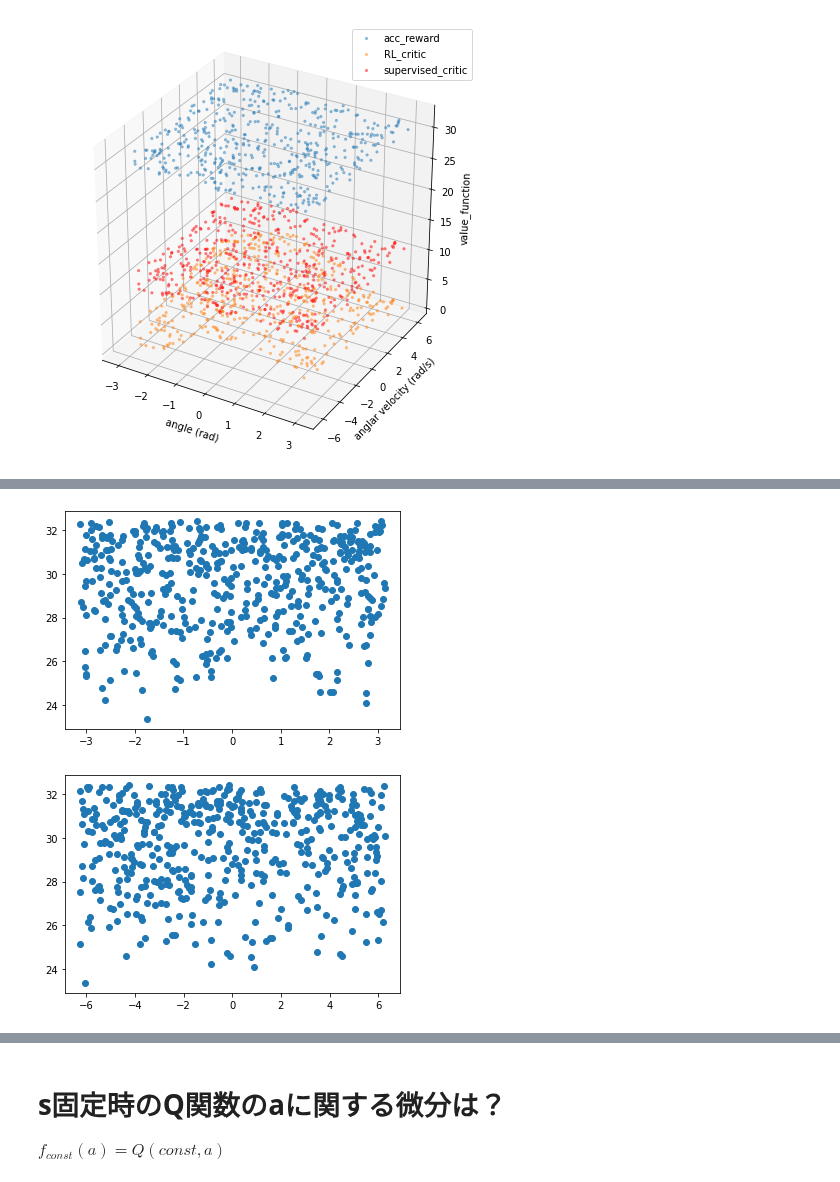
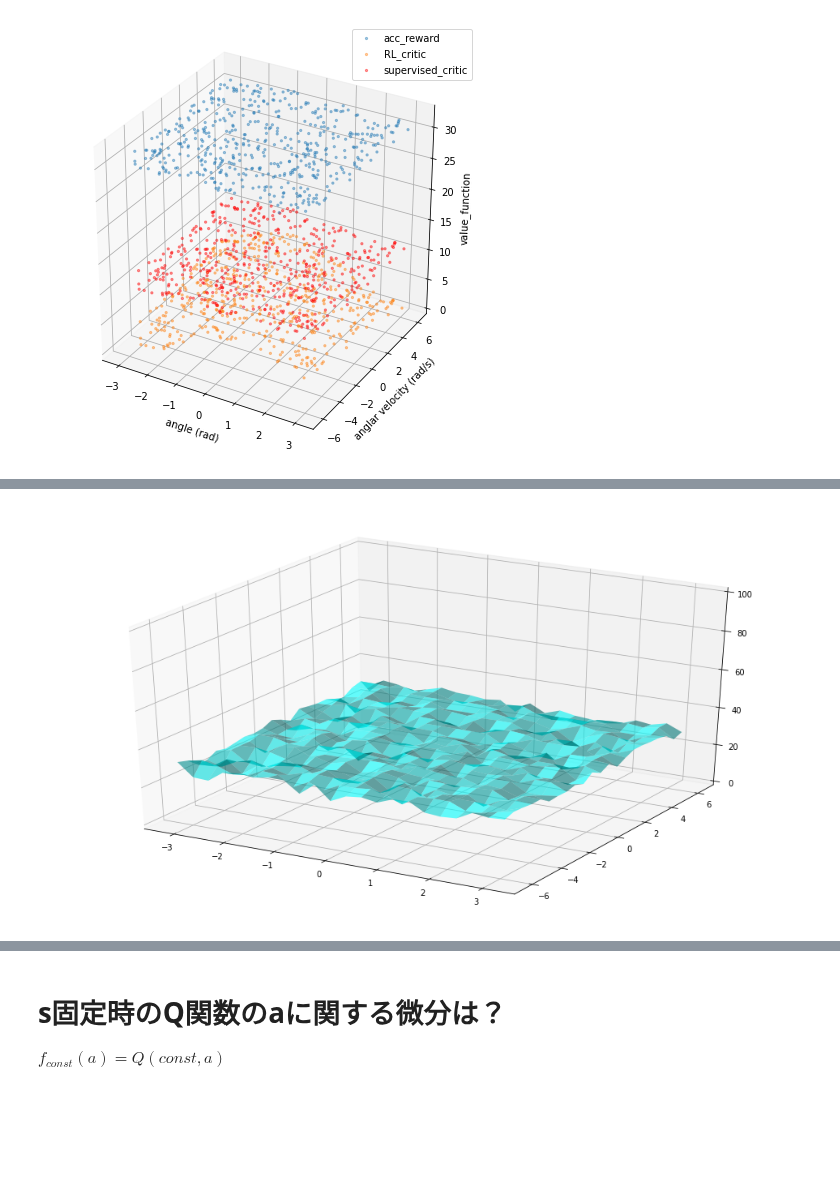
Before and after one commit to ibuki1024/eventDDPG, a Jupyter notebook: notebook/self_trigger/critic_approximation.ipynb, the cells around one changed output, grey strips where cells are left out. Drawn from its saved outputs; the diff is of its cells as text; code cells hidden in the pictures; blank space fills up the shorter version.

```diff
--- a/notebook/self_trigger/critic_approximation.ipynb
+++ b/notebook/self_trigger/critic_approximation.ipynb
@@ -467,11 +478,25 @@ plt.show()
-# %%
-plt.scatter(state_batch[:,0],vs)
-plt.show()
-plt.scatter(state_batch[:,1],vs)
-plt.show()
-# %% [output]
-[figure, removed]
-[figure, removed]
+# %%
+th = np.linspace(-np.pi, np.pi,22)
+th_dot = np.linspace(-2*np.pi, 2*np.pi,22)
+Th,Thd = np.meshgrid(th,th_dot)
+vs_m = vs.reshape(Th.shape)
+v_aps_m = v_aps2.reshape(Th.shape)
+
+
+fig = plt.figure(figsize=(13,7))
+ax = Axes3D(fig)
+ax.set_zlim(0,100)
+ax.plot_surface(Th, Thd, vs_m, alpha=0.6, label='recurrence_formula', color='cyan')
+#ax.plot_surface(Th, Thd, v_aps_m, alpha=0.6, label='recurrence_formula', color='green')
+
+
+plt.show()
+
+#ax = plt.subplot(111)
+#ax.pcolormesh(Th, Thd, vs_m, cmap='seismic')
+#plt.show()
+# %% [output]
+[figure, added]
 # %%
 # load agent
 a.actor.load_weights('./saved_agent/learned_self_clipped6_actor.h5')
```
Also changed, not shown: parts of 4 cells of this notebook, 5 other files.
